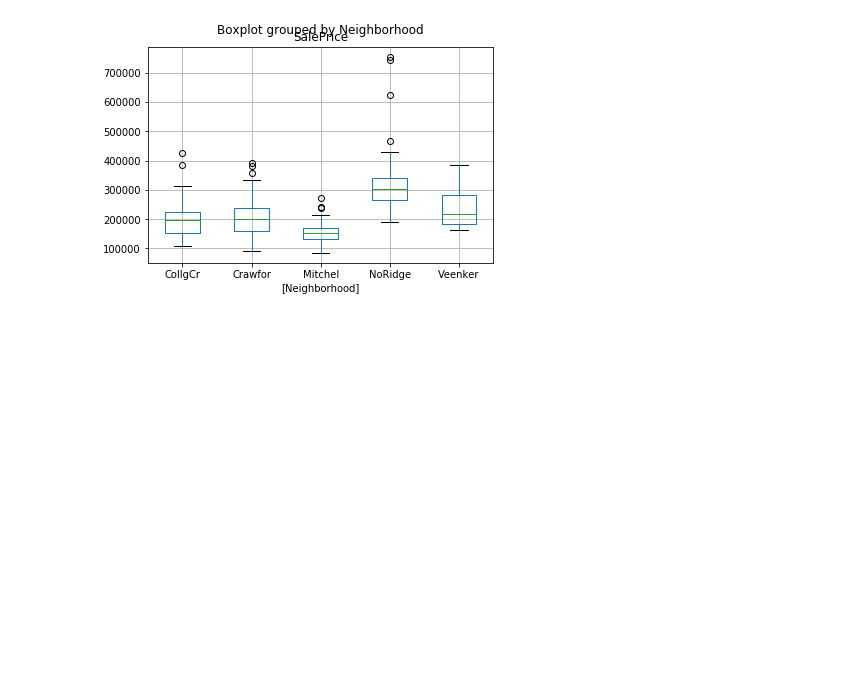
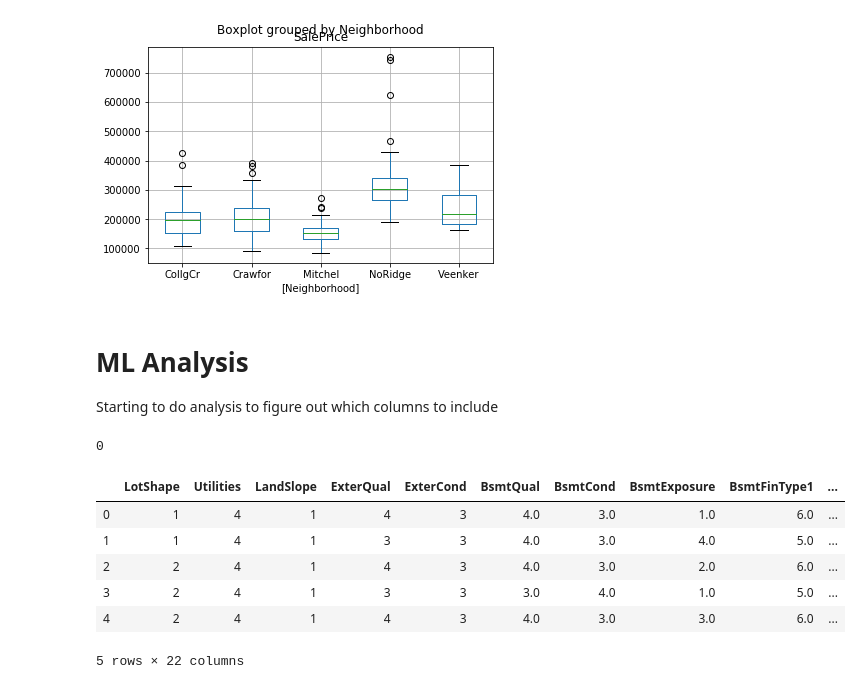
Before and after one commit to gilaniasher/kaggle-house-regression-challenge, a Jupyter notebook: Asher_Exploration.ipynb, the cells around one changed output. Saved outputs shown, nothing was run; the diff lists cells and outputs as text; code cells hidden in the pictures; blank space fills up the shorter version.

Commit message:
Normalized rating columns so that they can be fed into the OLS model

```diff
--- a/Asher_Exploration.ipynb
+++ b/Asher_Exploration.ipynb
@@ -106,3 +106,57 @@ temp_df.loc[temp_df.Neighborhood.isin(neighborhoods), ['Neighborhood', 'SalePric
 # %% [output]
 <matplotlib.axes._subplots.AxesSubplot at 0x...>
 [figure]
+# %% [markdown]
+# ML  Analysis
+Starting to do analysis to figure out which columns to include
+# %%
+df = pd.read_csv('./kaggle_data/train.csv')
+
+# These are the manually picked columns that are all categorical
+total_categorical_cols = ['MSZoning', 'Street', 'Alley', 'LandContour',
+                    'LotConfig', 'Neighborhood', 'Condition1', 'Condition2', 'BldgType',
+                    'HouseStyle', 'RoofStyle', 'RoofMatl', 'Exterior1st', 'Exterior2nd', 'MasVnrType',
+                    'ExterCond', 'Foundation', 'Heating', 'CentralAir', 'PavedDrive',
+                    'MiscFeature', 'SaleType', 'SaleCondition']
+
+# These columns will have to be manually processed
+total_rating_cols = ['LotShape', 'Utilities', 'LandSlope', 'ExterQual', 'ExterCond',
+                   'BsmtQual', 'BsmtCond', 'BsmtExposure', 'BsmtFinType1', 'BsmtFinType2',
+                  'HeatingQC', 'Electrical', 'KitchenQual', 'Functional', 'FireplaceQu',
+                    'GarageType', 'GarageFinish', 'GarageQual', 'GarageCond', 'PoolQC', 'Fence']
+# %%
+rating_df = df.copy()[total_rating_cols]
+
+replace_dict = {'Ex': 5, 'Gd': 4, 'TA': 3, 'Fa': 2, 'Po': 1,
+               'Reg': 1, 'IR1': 2, 'IR2': 3, 'IR3': 4,
+               'AllPub': 4, 'NoSewr': 3, 'NoSeWa': 2, 'ELO': 1,
+               'Gtl': 1, 'Mod': 2, 'Sev': 3,
+               'NA': 0,
+               'Av': 3, 'Mn': 2, 'No': 1,
+               'GLQ': 6, 'ALQ': 5, 'BLQ': 4, 'Rec': 3, 'LwQ': 2, 'Unf': 1,
+               'SBrkr': 5, 'FuseA': 4, 'FuseF': 3, 'FuseP': 2, 'Mix': 1,
+               'Typ': 8, 'Min1': 7, 'Min2': 6, 'Mod': 5, 'Maj1': 4, 'Maj2': 3, 'Sev': 2, 'Sal': 1,
+               '2Types': 6, 'Attchd': 5, 'Basment': 4, 'BuiltIn': 3, 'CarPort': 2, 'Detchd': 1,
+               'Fin': 3, 'RFn': 2, 'Unf': 1,
+               'GdPrv': 4, 'MnPrv': 3, 'GdWo': 2, 'MnWw': 1}
+
+rating_df.replace(replace_dict, inplace=True)
+
+na_to_zero_cols = ['LotShape', 'BsmtQual', 'BsmtCond', 'BsmtExposure', 'BsmtFinType1', 'BsmtFinType2',
+                  'FireplaceQu', 'GarageType', 'GarageFinish', 'GarageCond', 'GarageQual',
+                   'PoolQC', 'Fence', 'Electrical']
+
+rating_df[na_to_zero_cols] = rating_df.loc[:, na_to_zero_cols].fillna(0)
+# %% [output]
+0
+# %%
+analysis_df = pd.concat([rating_df, df[['SalePrice']]], axis=1)
+analysis_df.head()
+# %% [output]
+|  | LotShape | Utilities | LandSlope | ExterQual | ExterCond | BsmtQual | BsmtCond | BsmtExposure | BsmtFinType1 | ... |
+| 0 | 1 | 4 | 1 | 4 | 3 | 4.0 | 3.0 | 1.0 | 6.0 | ... |
+| 1 | 1 | 4 | 1 | 3 | 3 | 4.0 | 3.0 | 4.0 | 5.0 | ... |
+| 2 | 2 | 4 | 1 | 4 | 3 | 4.0 | 3.0 | 2.0 | 6.0 | ... |
+| 3 | 2 | 4 | 1 | 3 | 3 | 3.0 | 4.0 | 1.0 | 5.0 | ... |
+| 4 | 2 | 4 | 1 | 4 | 3 | 4.0 | 3.0 | 3.0 | 6.0 | ... |
+5 rows × 22 columns
```
Also changed, not shown: parts of 1 cell of this notebook, 1 other file.
